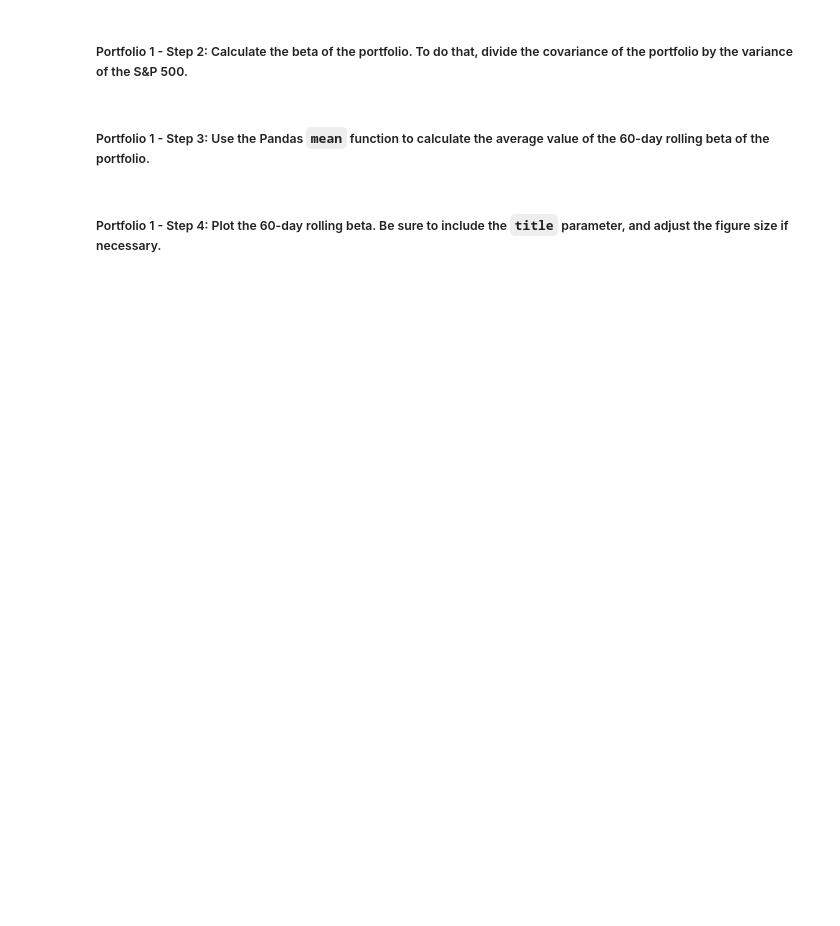
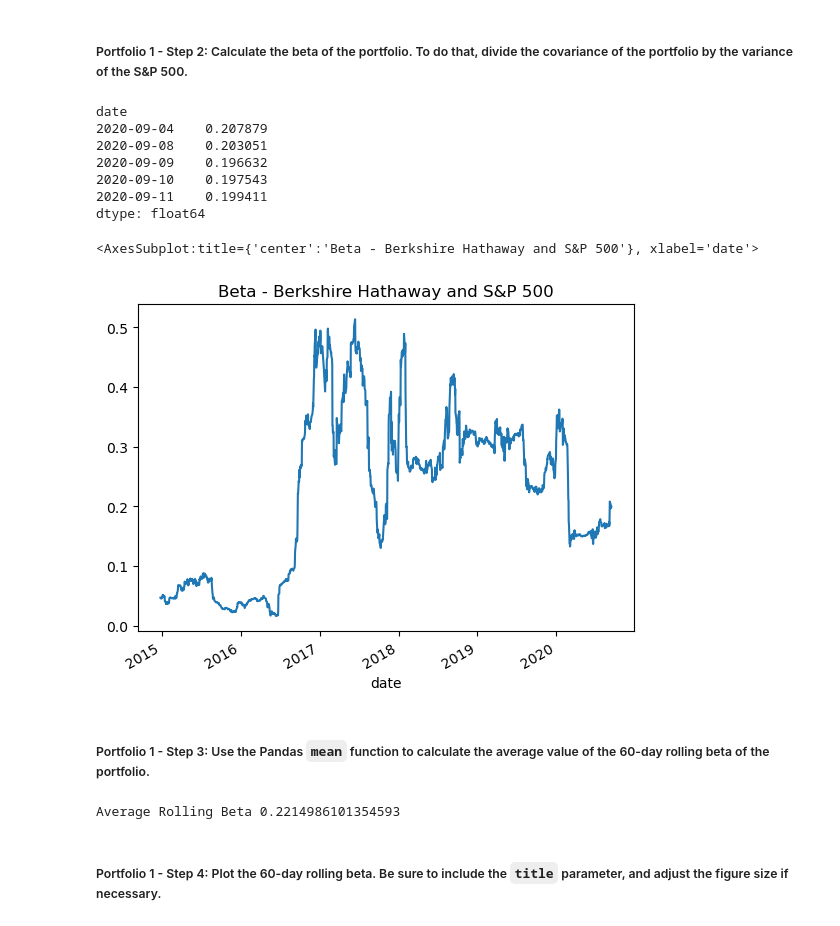
Before and after one commit to lumiroga/fintech-Challenge4, a Jupyter notebook: risk_return_analysis.ipynb, the cells around one changed output. Drawn from its saved outputs; the diff is of its cells as text; code cells hidden in the pictures; blank space fills up the shorter version.

```diff
--- a/risk_return_analysis.ipynb
+++ b/risk_return_analysis.ipynb
@@ -405,4 +405,6 @@ Your analysis is nearing completion. Now, you need to evaluate how the portfolio
 #### Use the Pandas `var` function to calculate the variance of the S&P 500 by using a 60-day rolling window. Visualize the last five rows of the variance of the S&P 500.
 # %%
 # Calculate the variance of the S&P 500 using a rolling 60-day window.
-# YOUR CODE HERE
+variance_sp500_60_day = daily_returns['S&P 500'].rolling(window=60).var()
+
+variance_sp500_60_day.tail()
@@ -427,12 +453,31 @@ Your analysis is nearing completion. Now, you need to evaluate how the portfolio
 # %%
 # Calculate the beta based on the 60-day rolling covariance compared to the market (S&P 500)
 # Review the last five rows of the beta information
-# YOUR CODE HERE
+berkshire_beta = covariance_berkshire_60_days_rolling / variance_sp500_60_day
+
+display(berkshire_beta.tail())
+
+berkshire_beta.plot(title="Beta - Berkshire Hathaway and S&P 500") #beta is always less than 1
+# %% [output]
+date
+2020-09-04    0.207879
+2020-09-08    0.203051
+2020-09-09    0.196632
+2020-09-10    0.197543
+2020-09-11    0.199411
+dtype: float64
+<AxesSubplot:title={'center':'Beta - Berkshire Hathaway and S&P 500'}, xlabel='date'>
+[figure, added]
 # %% [markdown]
 ##### Portfolio 1 - Step 3: Use the Pandas `mean` function to calculate the average value of the 60-day rolling beta of the portfolio.
 # %%
 # Calculate the average of the 60-day rolling beta
 # YOUR CODE HERE
+average_rolling_beta = berkshire_beta.mean()
+
+print(f"Average Rolling Beta {average_rolling_beta}")
+# %% [output]
+Average Rolling Beta 0.2214986101354593
 # %% [markdown]
 ##### Portfolio 1 - Step 4: Plot the 60-day rolling beta. Be sure to include the `title` parameter, and adjust the figure size if necessary.
 # %%
```
Also changed, not shown: parts of 10 cells of this notebook, 1 other file.
